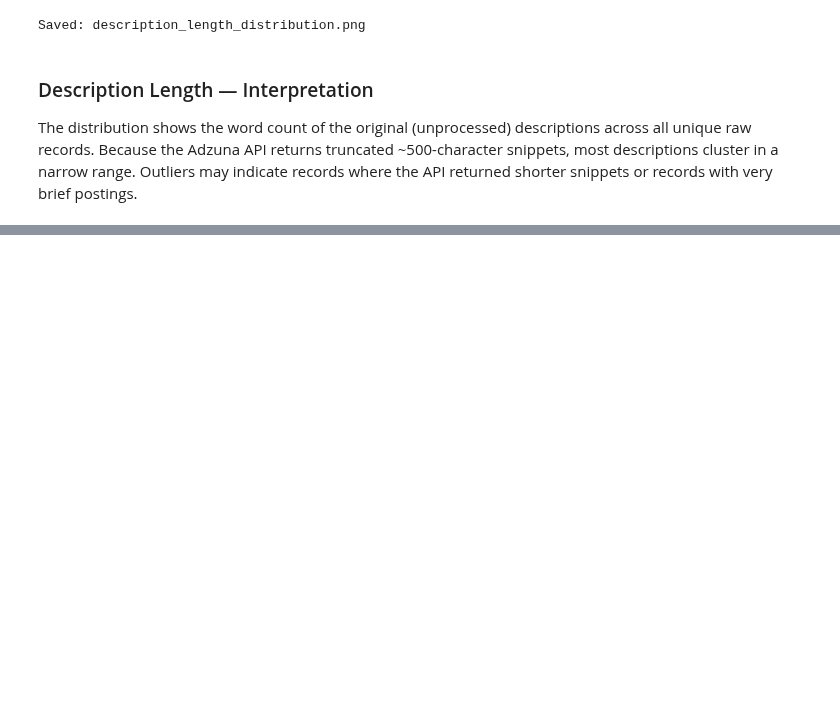
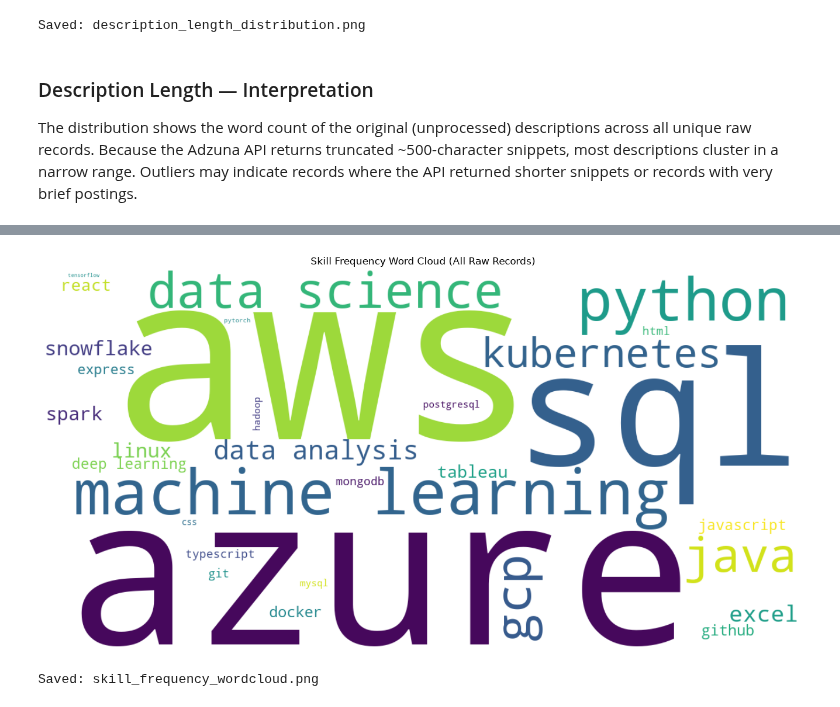
Before and after one commit to anusanth26/Career-Market-Intelligence, a Jupyter notebook: notebooks/1b_text_cleaning_eda.ipynb, the cells around one changed output, grey strips where cells are left out. Saved outputs shown, nothing was run; the diff lists cells and outputs as text; code cells hidden in the pictures; blank space fills up the shorter version.

```diff
--- a/notebooks/1b_text_cleaning_eda.ipynb
+++ b/notebooks/1b_text_cleaning_eda.ipynb
@@ -514,0 +799,26 @@ very brief postings.
+# %%
+# ── 26. Skill-frequency word cloud ─────────────────────────────────────
+
+from wordcloud import WordCloud
+
+skill_wordcloud_data = {
+    row["skill"]: row["frequency"]
+    for _, row in skill_frequency_df.iterrows()
+    if row["frequency"] > 0
+}
+
+wordcloud = WordCloud(
+    width=1200, height=600, background_color="white"
+).generate_from_frequencies(skill_wordcloud_data)
+
+fig, ax = plt.subplots(figsize=(14, 7))
+ax.imshow(wordcloud, interpolation="bilinear")
+ax.axis("off")
+ax.set_title("Skill Frequency Word Cloud (All Raw Records)")
+plt.tight_layout()
+plt.savefig(str(VIZ_DIR / "skill_frequency_wordcloud.png"), dpi=150, bbox_inches="tight")
+plt.show()
+print("Saved: skill_frequency_wordcloud.png")
+# %% [output]
+[figure, added]
+Saved: skill_frequency_wordcloud.png
```
Also changed, not shown: parts of 13 cells of this notebook.
